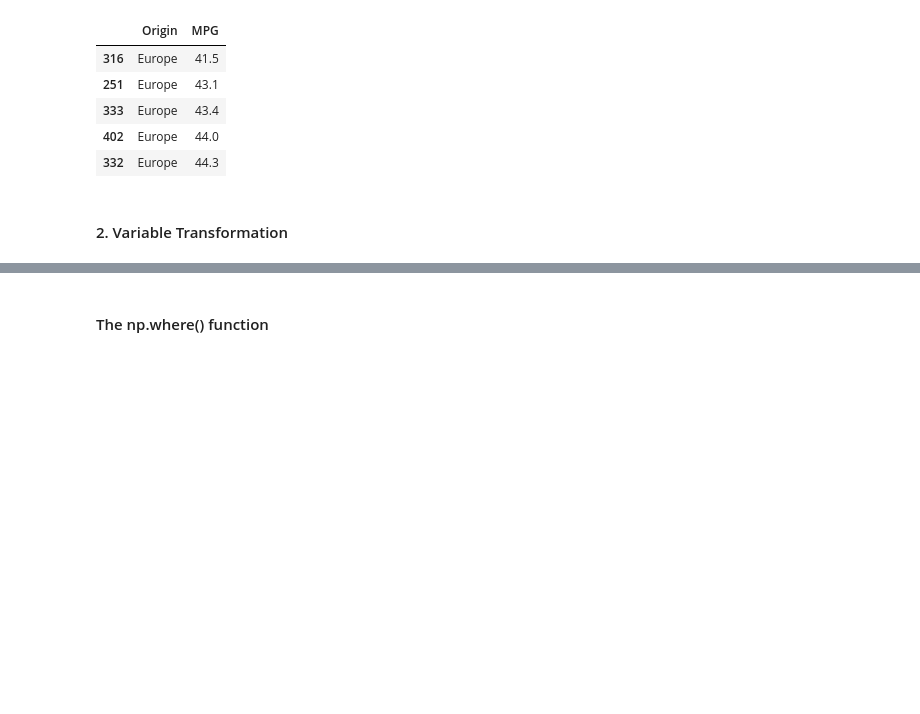
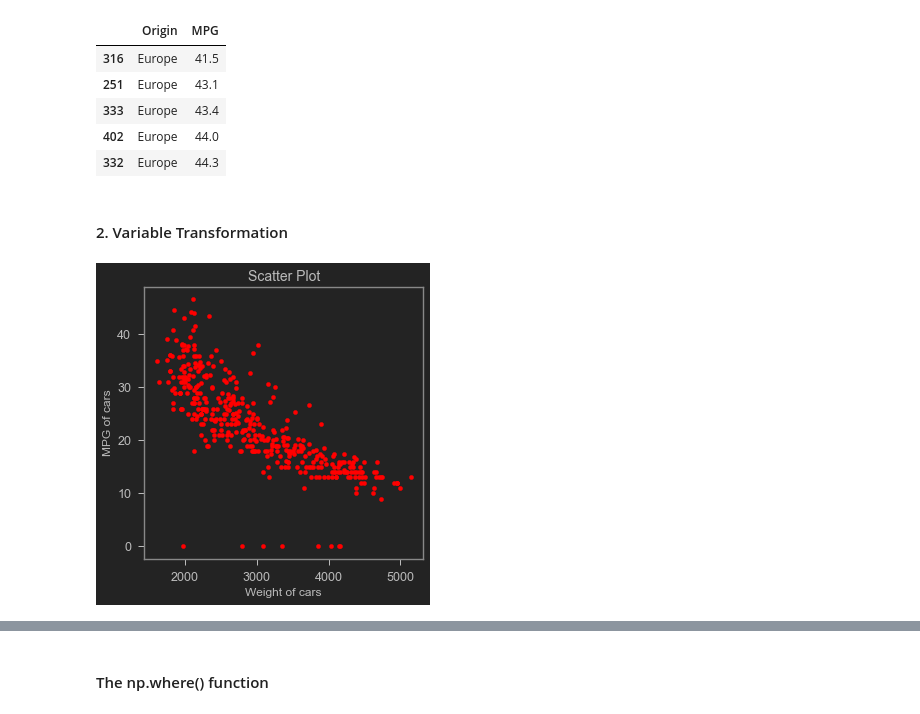
Before and after one commit to GouthamKumar-R/ML, a Jupyter notebook: D20 - IML/Class exercises/IML - S4 - Data Exploration & Data Manipulation .ipynb, the cells around one changed output, grey strips where cells are left out. Saved outputs shown, nothing was run; the diff lists cells and outputs as text; code cells hidden in the pictures; blank space fills up the shorter version.

```diff
--- a/D20 - IML/Class exercises/IML - S4 - Data Exploration & Data Manipulation .ipynb
+++ b/D20 - IML/Class exercises/IML - S4 - Data Exploration & Data Manipulation .ipynb
@@ -550,0 +563,14 @@ cars2.tail()
+# %%
+# Plot a scatter plot between MPG and weight. Comment of the linearity.
+cars.plot(kind = "scatter",
+          x ="Weight",
+          y = "MPG",
+          color = "red",
+          figsize = (5,5))
+plt.xlabel("Weight of cars", fontsize = 12)
+plt.ylabel("MPG of cars",fontsize = 12)
+plt.title("Scatter Plot", fontsize= 14)
+
+plt.show()
+# %% [output]
+[figure, added]
```
Also changed, not shown: parts of 14 cells of this notebook.
